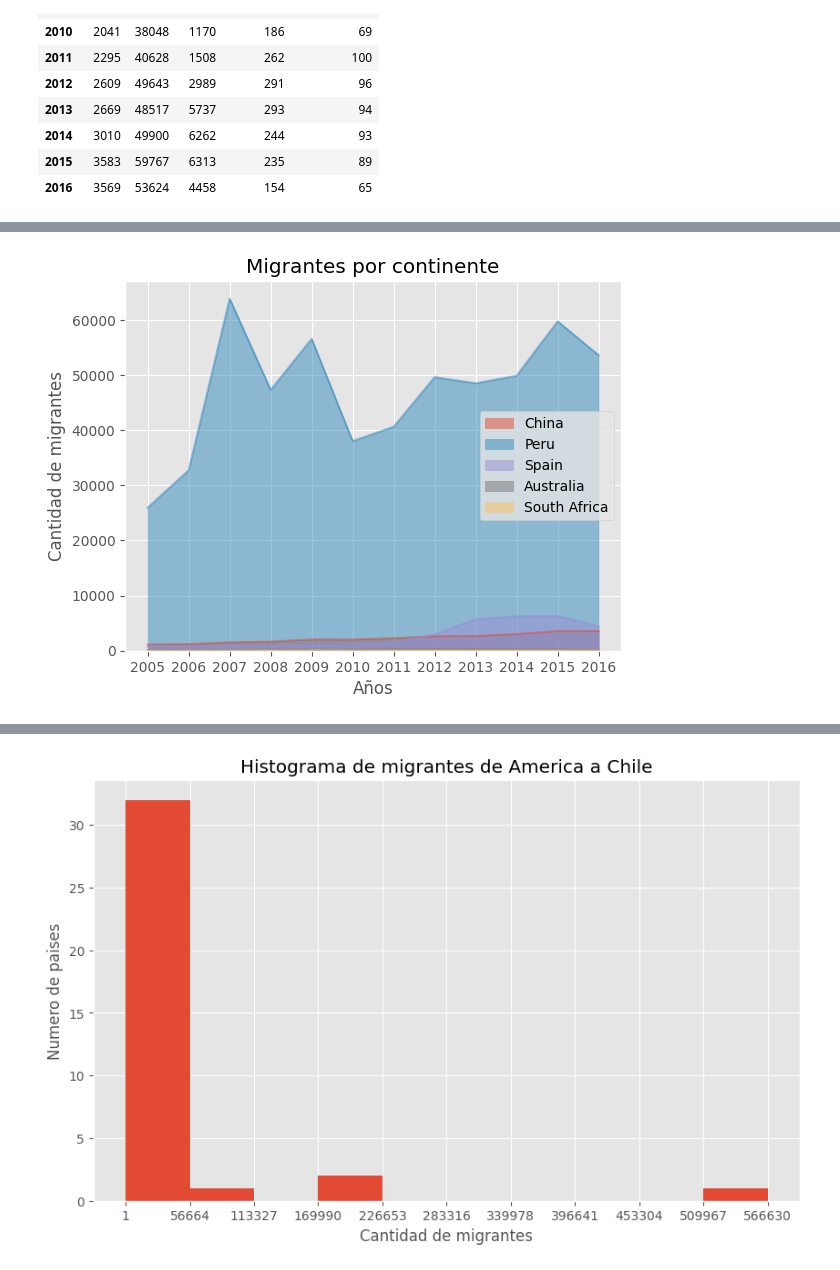
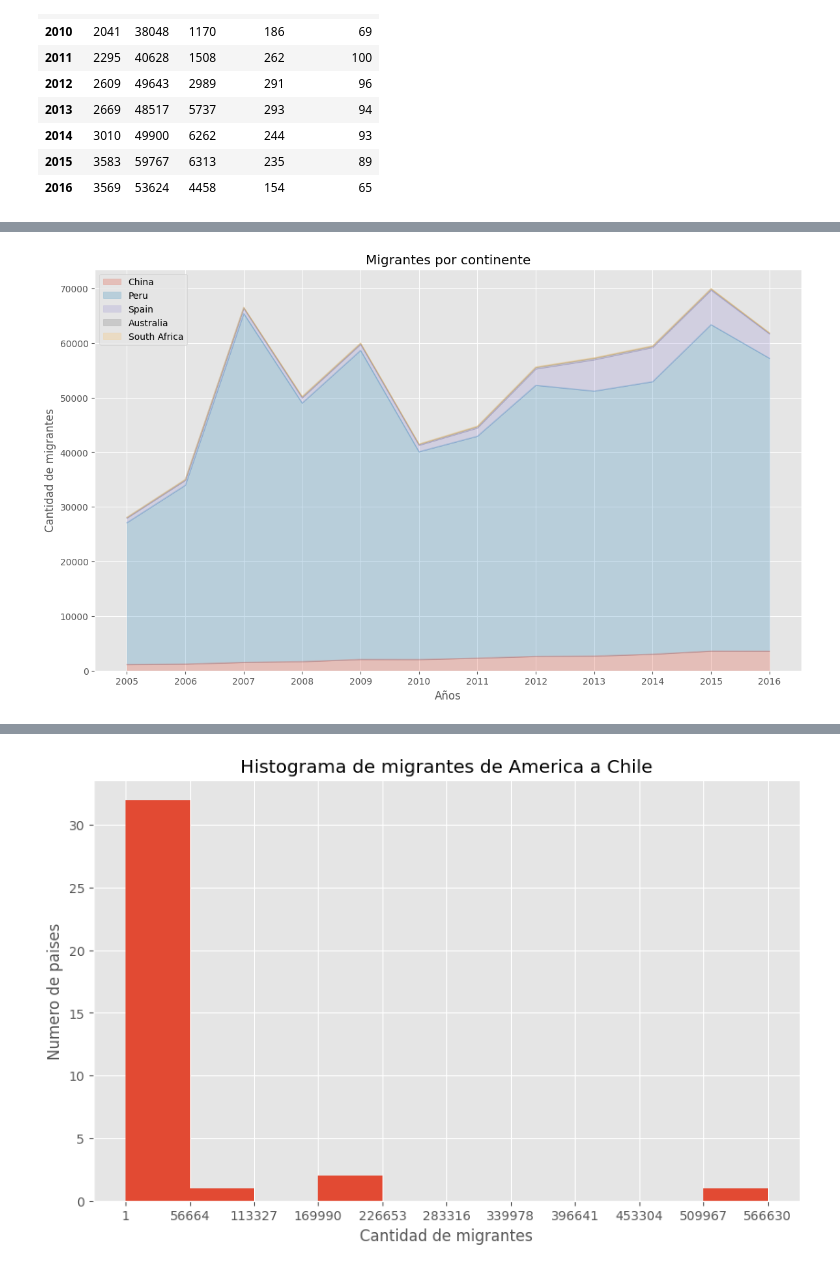
Before and after one commit to mvillarios/vis-de-datos, a Jupyter notebook: Tarea 1/Tarea1.ipynb, the cells around one changed output, grey strips where cells are left out. Cells and saved outputs as stored; diff of their text form; code cells hidden in the pictures.

```diff
--- a/Tarea 1/Tarea1.ipynb
+++ b/Tarea 1/Tarea1.ipynb
@@ -141,14 +159,17 @@ plt.show()
 # %%
+# Area plots para la misma consulta de 1, apilado y no apilado.
+
 continentes.plot(kind='area',
-                 stacked=False,
-                 )
+                 alpha=0.25,
+                 stacked=True,
+                 figsize=(14, 8))
 
 plt.title('Migrantes por continente')
 plt.ylabel('Cantidad de migrantes')
 plt.xlabel('Años')
 
 plt.xticks(np.arange(min(continentes.index), max(continentes.index)+1, 1.0))
 
 plt.show()
 # %% [output]
-[figure, old version]
+[figure, new version]
```
Also changed, not shown: parts of 7 cells of this notebook.
